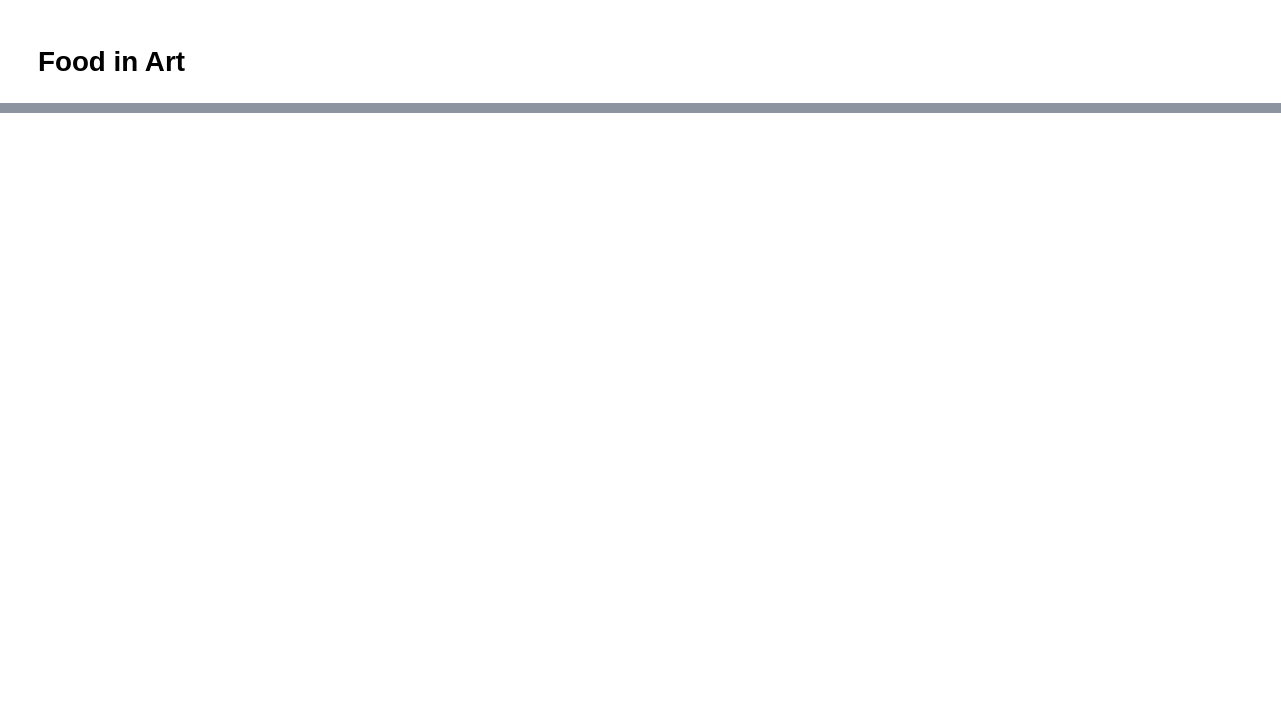
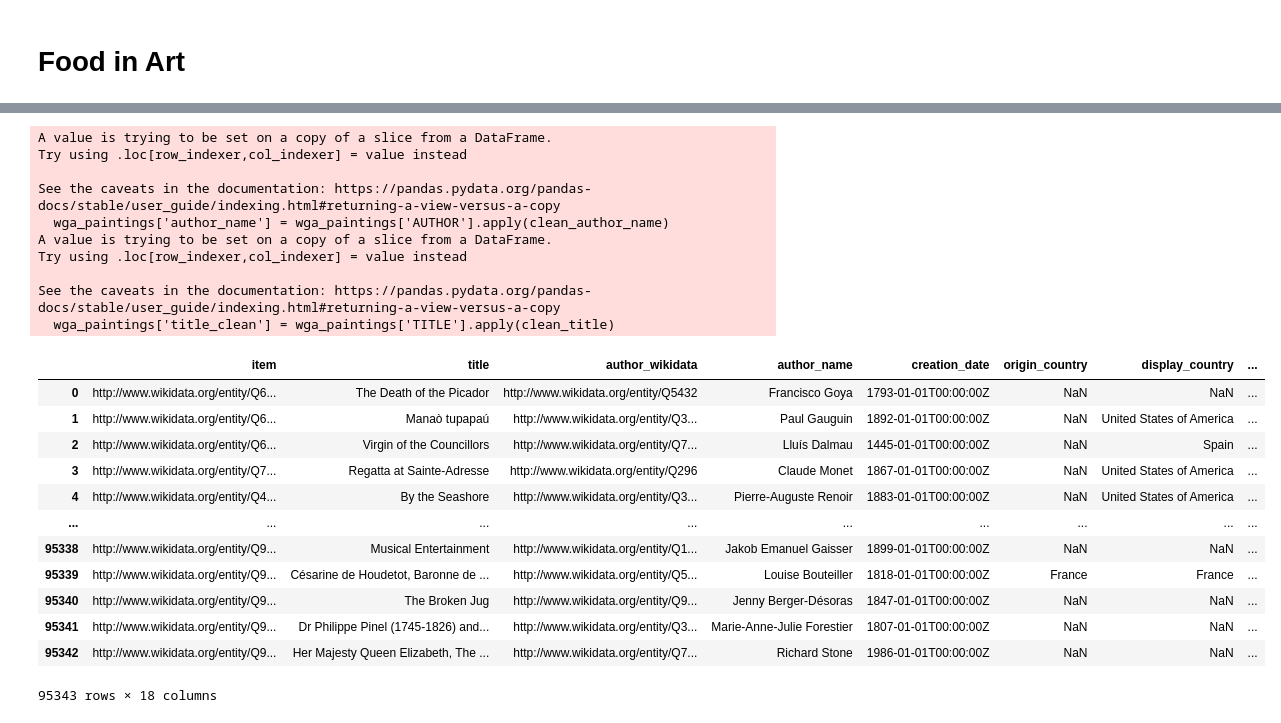
Before and after one commit to jipijipi/IH-Final-Project, a Jupyter notebook: web gallery.ipynb, the cells around one changed output, grey strips where cells are left out. Saved outputs shown, nothing was run; the diff lists cells and outputs as text; code cells hidden in the pictures; blank space fills up the shorter version.

```diff
--- a/web gallery.ipynb
+++ b/web gallery.ipynb
@@ -25,8 +41,9 @@ artworks
 # %%
 display(artworks['FORM'].value_counts())
 
-paintings = artworks[artworks['FORM'] == 'painting']
-paintings.head(30)
+wga_paintings = artworks[artworks['FORM'] == 'painting']
+wga_paintings.rename(columns={'URL': 'wga_url'}, inplace=True)
+wga_paintings.head(30)
 # %% [output]
 FORM
 painting         32438
@@ -60,3 +81,64 @@ Name: count, dtype: int64
 | 38 | ABBATE, Niccolò dell' | (b. 1509, Modena, d. 1571, Fontai... | Decoration (detail) | 1550 | Fresco | Château, Fontainebleau (Seine-et-... | https://www.wga.hu/html/a/abbate/... | painting | interior | Italian | ... |
 | 39 | ABBATE, Niccolò dell' | (b. 1509, Modena, d. 1571, Fontai... | Meeting of Charles V and the Bey ... | 1545-50 | Oil on canvas, 176 x 211 cm | Courtauld Gallery, London | https://www.wga.hu/html/a/abbate/... | painting | historical | Italian | ... |
 | 40 | ABBATE, Niccolò dell' | (b. 1509, Modena, d. 1571, Fontai... | Moses Rescued from the Nile | c. 1560 | Oil on canvas, 83 x 83 cm | Musée du Louvre, Paris | https://www.wga.hu/html/a/abbate/... | painting | religious | Italian | ... |
+# %%
+# Function to clean and standardize author names
+def clean_author_name(name):
+    # Extract the part before the tab character
+    name = name.split('\t')[0]
+    # Split into last name and first name
+    if ',' in name:
+        last, first = name.split(',', 1)
+        name = first.strip() + ' ' + last.strip()
+    else:
+        name = name.strip()
+    # Remove extra spaces and convert to title case
+    name = ' '.join(name.split()).title()
+    return name
+
+
+# Apply the function to df2
+wga_paintings['author_name'] = wga_paintings['AUTHOR'].apply(clean_author_name)
+
+# Clean the 'author_name' in df1
+all_paintings['author_name'] = all_paintings['author_name'].apply(lambda x: ' '.join(x.split()).title())
+
+# Clean and standardize the titles in both dataframes
+def clean_title(title):
+    title = title.strip().lower()
+    # Remove special characters
+    title = re.sub(r'[^\w\s]', '', title)
+    return title
+
+all_paintings['title_clean'] = all_paintings['title'].apply(clean_title)
+wga_paintings['title_clean'] = wga_paintings['TITLE'].apply(clean_title)
+
+# Merge the dataframes on 'author_name' and 'title_clean'
+merged_df = pd.merge(all_paintings, wga_paintings[['author_name','title_clean','wga_url']], on=['author_name', 'title_clean'], how='left')
+
+# Display the merged dataframe
+display(merged_df)
+# %% [output]
+A value is trying to be set on a copy of a slice from a DataFrame.
+Try using .loc[row_indexer,col_indexer] = value instead
+
+See the caveats in the documentation: https://pandas.pydata.org/pandas-docs/stable/user_guide/indexing.html#returning-a-view-versus-a-copy
+  wga_paintings['author_name'] = wga_paintings['AUTHOR'].apply(clean_author_name)
+A value is trying to be set on a copy of a slice from a DataFrame.
+Try using .loc[row_indexer,col_indexer] = value instead
+
+See the caveats in the documentation: https://pandas.pydata.org/pandas-docs/stable/user_guide/indexing.html#returning-a-view-versus-a-copy
+  wga_paintings['title_clean'] = wga_paintings['TITLE'].apply(clean_title)
+|  | item | title | author_wikidata | author_name | creation_date | origin_country | display_country | ... |
+| 0 | http://www.wikidata.org/entity/Q6... | The Death of the Picador | http://www.wikidata.org/entity/Q5432 | Francisco Goya | 1793-01-01T00:00:00Z | NaN | NaN | ... |
+| 1 | http://www.wikidata.org/entity/Q6... | Manaò tupapaú | http://www.wikidata.org/entity/Q3... | Paul Gauguin | 1892-01-01T00:00:00Z | NaN | United States of America | ... |
+| 2 | http://www.wikidata.org/entity/Q6... | Virgin of the Councillors | http://www.wikidata.org/entity/Q7... | Lluís Dalmau | 1445-01-01T00:00:00Z | NaN | Spain | ... |
+| 3 | http://www.wikidata.org/entity/Q7... | Regatta at Sainte-Adresse | http://www.wikidata.org/entity/Q296 | Claude Monet | 1867-01-01T00:00:00Z | NaN | United States of America | ... |
+| 4 | http://www.wikidata.org/entity/Q4... | By the Seashore | http://www.wikidata.org/entity/Q3... | Pierre-Auguste Renoir | 1883-01-01T00:00:00Z | NaN | United States of America | ... |
+| ... | ... | ... | ... | ... | ... | ... | ... | ... |
+| 95338 | http://www.wikidata.org/entity/Q9... | Musical Entertainment | http://www.wikidata.org/entity/Q1... | Jakob Emanuel Gaisser | 1899-01-01T00:00:00Z | NaN | NaN | ... |
+| 95339 | http://www.wikidata.org/entity/Q9... | Césarine de Houdetot, Baronne de ... | http://www.wikidata.org/entity/Q5... | Louise Bouteiller | 1818-01-01T00:00:00Z | France | France | ... |
+| 95340 | http://www.wikidata.org/entity/Q9... | The Broken Jug | http://www.wikidata.org/entity/Q9... | Jenny Berger-Désoras | 1847-01-01T00:00:00Z | NaN | NaN | ... |
+| 95341 | http://www.wikidata.org/entity/Q9... | Dr Philippe Pinel (1745-1826) and... | http://www.wikidata.org/entity/Q3... | Marie-Anne-Julie Forestier | 1807-01-01T00:00:00Z | NaN | NaN | ... |
+| 95342 | http://www.wikidata.org/entity/Q9... | Her Majesty Queen Elizabeth, The ... | http://www.wikidata.org/entity/Q7... | Richard Stone | 1986-01-01T00:00:00Z | NaN | NaN | ... |
+95343 rows × 18 columns
```
Also changed, not shown: parts of 3 cells of this notebook, 1 other file.
